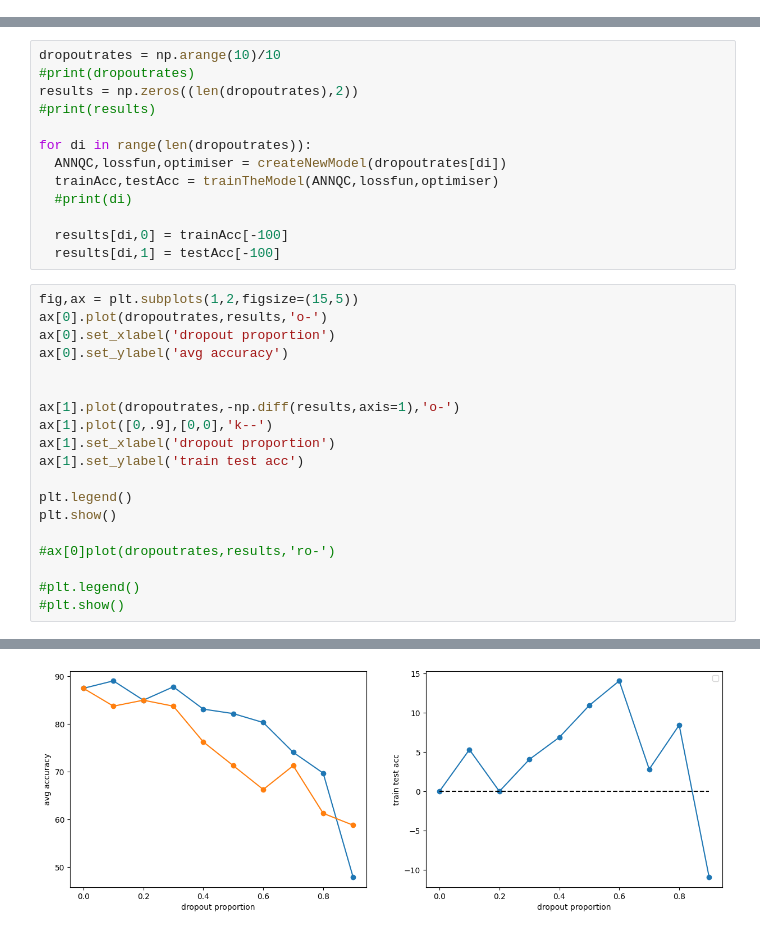
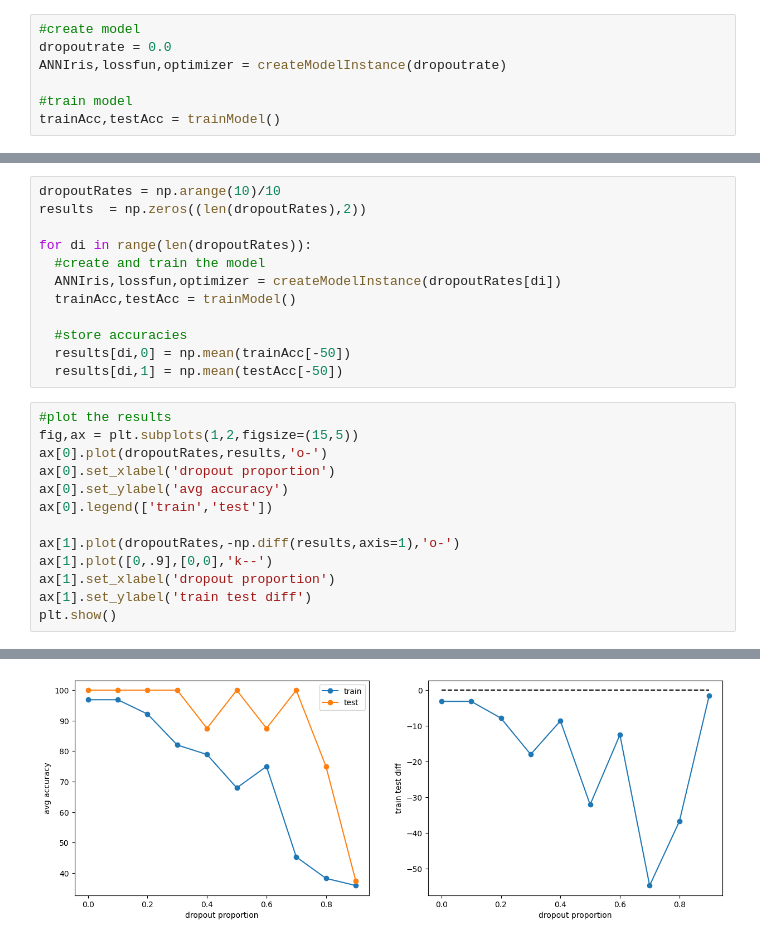
Before and after one commit to stalin99835/DUDL, a Jupyter notebook: dropout_iris_Untitled2.ipynb, the cells around one changed output, grey strips where cells are left out. Cells and saved outputs as stored; diff of their text form.

```diff
--- a/dropout_iris_Untitled2.ipynb
+++ b/dropout_iris_Untitled2.ipynb
@@ -157,2 +121,9 @@ def smooth(x,k=5):
+# %%
+#create model
+dropoutrate = 0.0
+ANNIris,lossfun,optimizer = createModelInstance(dropoutrate)
+
+#train model
+trainAcc,testAcc = trainModel()
 # %%
 fig = plt.figure(figsize=(10,5))
@@ -166,33 +140,26 @@ WARNING:matplotlib.legend:No artists with labels found to put in legend.  Note t
 # %%
-dropoutrates = np.arange(10)/10
-#print(dropoutrates)
-results = np.zeros((len(dropoutrates),2))
-#print(results)
+dropoutRates = np.arange(10)/10
+results  = np.zeros((len(dropoutRates),2))
 
-for di in range(len(dropoutrates)):
-  ANNQC,lossfun,optimiser = createNewModel(dropoutrates[di])
-  trainAcc,testAcc = trainTheModel(ANNQC,lossfun,optimiser)
-  #print(di)
+for di in range(len(dropoutRates)):
+  #create and train the model
+  ANNIris,lossfun,optimizer = createModelInstance(dropoutRates[di])
+  trainAcc,testAcc = trainModel()
 
-  results[di,0] = trainAcc[-100]
-  results[di,1] = testAcc[-100]
+  #store accuracies
+  results[di,0] = np.mean(trainAcc[-50])
+  results[di,1] = np.mean(testAcc[-50])
 # %%
+#plot the results
 fig,ax = plt.subplots(1,2,figsize=(15,5))
-ax[0].plot(dropoutrates,results,'o-')
+ax[0].plot(dropoutRates,results,'o-')
 ax[0].set_xlabel('dropout proportion')
 ax[0].set_ylabel('avg accuracy')
+ax[0].legend(['train','test'])
 
-
-ax[1].plot(dropoutrates,-np.diff(results,axis=1),'o-')
+ax[1].plot(dropoutRates,-np.diff(results,axis=1),'o-')
 ax[1].plot([0,.9],[0,0],'k--')
 ax[1].set_xlabel('dropout proportion')
-ax[1].set_ylabel('train test acc')
-
-plt.legend()
+ax[1].set_ylabel('train test diff')
 plt.show()
-
-#ax[0]plot(dropoutrates,results,'ro-')
-
-#plt.legend()
-#plt.show()
 # %% [output]
@@ -200 +166 @@ WARNING:matplotlib.legend:No artists with labels found to put in legend.  Note t
-[figure, old version]
+[figure, new version]
```
Also changed, not shown: parts of 28 cells of this notebook.
